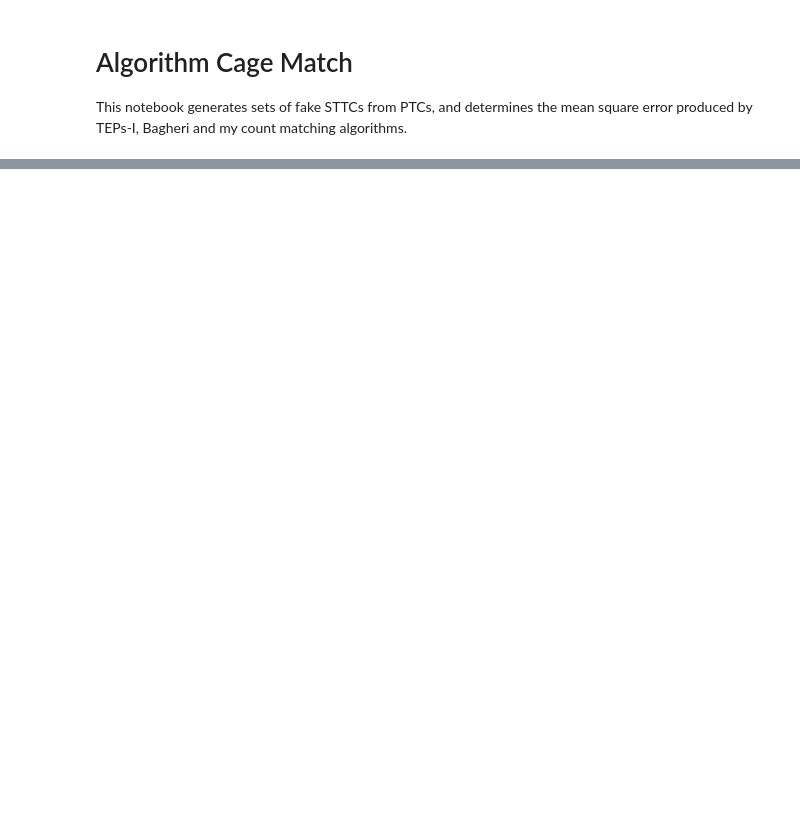
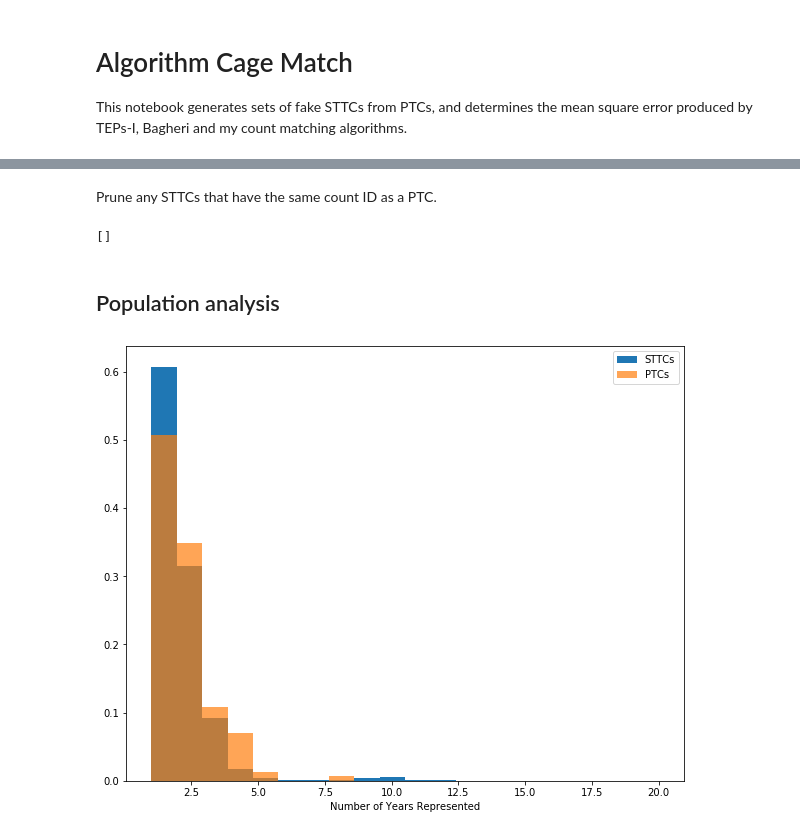
Before and after one commit to CityofToronto/bdit_traffic_prophet, a Jupyter notebook: development_notebooks/CountmatchDev5-AlgoShootout.ipynb, the cells around one changed output, grey strips where cells are left out. Cells and saved outputs as stored; diff of their text form; code cells hidden in the pictures; blank space fills up the shorter version.

```diff
--- a/development_notebooks/CountmatchDev5-AlgoShootout.ipynb
+++ b/development_notebooks/CountmatchDev5-AlgoShootout.ipynb
@@ -46,6 +46,6 @@ else:
     PLOTLY_USER = config['plotly']['user']
     PLOTLY_KEY = config['plotly']['apikey']
 # %%
-rdr_teps = reader.Reader(vol_conn)
-rdr_teps.read()
-gf.get_growth_factors(rdr_teps)
+rdr = reader.Reader(vol_conn)
+rdr.read()
+gf.get_growth_factors(rdr)
@@ -74,0 +56,2 @@ import countmatch_bagheri
+# %% [markdown]
+Prune any STTCs that have the same count ID as a PTC.
@@ -74,0 +62,17 @@ import countmatch_bagheri
+# %%
+list(set(rdr.ptcs.keys()).intersection(set(rdr.sttcs.keys())))
+# %% [output]
+[]
+# %% [markdown]
+## Population analysis
+# %%
+sttc_n_years = [len(x.data.index.levels[0]) for x in rdr.sttcs.values()]
+ptc_n_years = [len(x.data['AADT'].index) for x in rdr.ptcs.values()]
+# %%
+fig, ax = plt.subplots(figsize=(10, 8))
+ax.hist(sttc_n_years, bins=20, range=(1, 20), density=True, label='STTCs');
+ax.hist(ptc_n_years, bins=20, range=(1, 20), density=True, alpha=0.7, label='PTCs')
+ax.legend(loc=1)
+ax.set_xlabel("Number of Years Represented");
+# %% [output]
+[figure, added]
```
Also changed, not shown: parts of 9 cells of this notebook, 5 other files.
